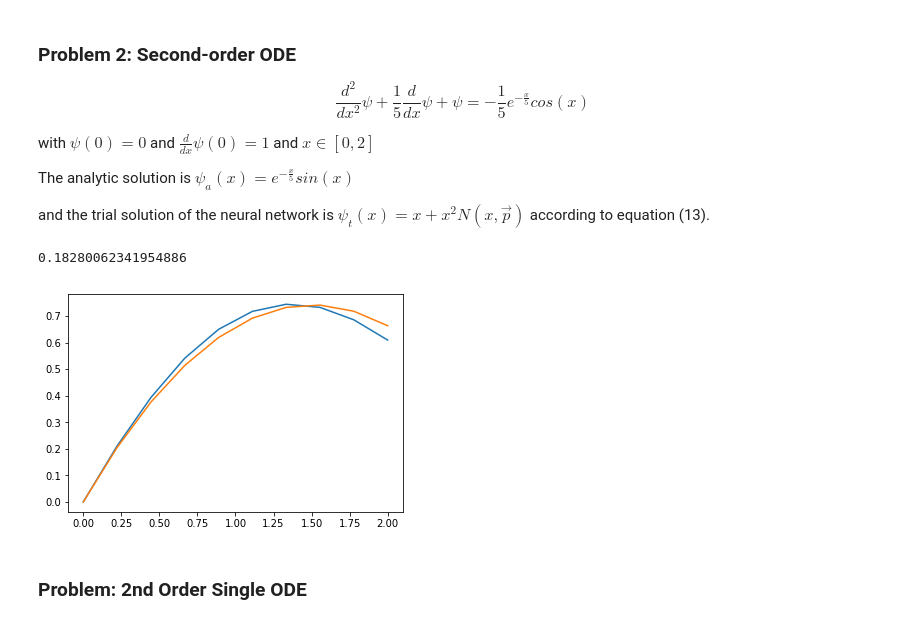
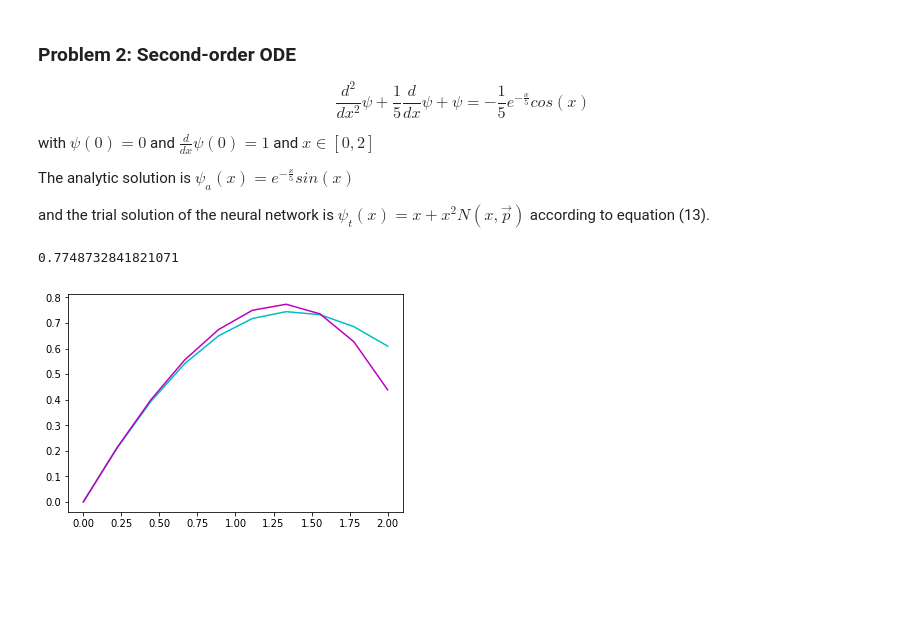
Before and after one commit to anhnguyendepocen/py-optimization, a Jupyter notebook: 11 - Solving Differential Equations with Neural Networks.ipynb, the cells around one changed output. Drawn from its saved outputs; the diff is of its cells as text; code cells hidden in the pictures; blank space fills up the shorter version.

```diff
--- a/11 - Solving Differential Equations with Neural Networks.ipynb
+++ b/11 - Solving Differential Equations with Neural Networks.ipynb
@@ -349,13 +293,0 @@ def psy_analytic(x):
-# %%
-x_space = np.linspace(0, 1, nx)
-y_space = psy_analytic(x_space)
-psy_fd = np.zeros_like(y_space)
-psy_fd[0] = 1. # IC
-
-for i in range(1, len(x_space)):
-    psy_fd[i] = psy_fd[i-1] + B(x_space[i]) * dx - psy_fd[i-1] * A(x_space[i]) * dx
-
-plt.figure()
-plt.plot(x_space, y_space)
-plt.plot(x_space, psy_fd)
-plt.show()
@@ -459,22 +414,14 @@ import autograd.numpy.random as npr
 nx = 10
 dx = 1. / nx
 
-def f(x, psy, dpsy):
-    '''
-        d2(psy)/dx2 = f(x, dpsy/dx, psy)
-        This is f() function on the right
-    '''
-    return -1./5. * np.exp(-x/5.) * np.cos(x) - 1./5. * dpsy - psy
+def f(x, psi, dpsi):
+    return -1./5. * np.exp(-x/5.) * np.cos(x) - 1./5. * dpsi - psi
 
-
-def psy_analytic(x):
-    '''
-        Analytical solution of current problem
-    '''
+def psi_analytic(x):
     return np.exp(-x/5.) * np.sin(x)
 
 x_space = np.linspace(0, 2, nx)
-y_space = psy_analytic(x_space)
+y_space = psi_analytic(x_space)
 
 def sigmoid(x):
     return 1. / (1. + np.exp(-x))
@@ -487,52 +434,50 @@ def neural_network_x(x):
     a1 = sigmoid(np.dot(x, W[0]))
     return np.dot(a1, W[1])
 
-def psy_trial(xi, net_out):
+def psi_trial(xi, net_out):
     return xi + xi**2 * net_out
 
-psy_grad = grad(psy_trial)
-psy_grad2 = grad(psy_grad)
+psi_grad = grad(psi_trial)
+psi_grad2 = grad(psi_grad)
 
 def loss_function(W, x):
     loss_sum = 0.
 
     for xi in x:
         net_out = neural_network(W, xi)[0][0]
 
         net_out_d = grad(neural_network_x)(xi)
         net_out_dd = grad(grad(neural_network_x))(xi)
 
-        psy_t = psy_trial(xi, net_out)
+        psi_t = psi_trial(xi, net_out)
 
-        gradient_of_trial = psy_grad(xi, net_out)
-        second_gradient_of_trial = psy_grad2(xi, net_out)
+        gradient_of_trial = psi_grad(xi, net_out)
+        second_gradient_of_trial = psi_grad2(xi, net_out)
 
-        func = f(xi, psy_t, gradient_of_trial) # right part function
+        func = f(xi, psi_t, gradient_of_trial) # right part function
 
         err_sqr = (second_gradient_of_trial - func)**2
         loss_sum += err_sqr
 
     return loss_sum
 
 W = [npr.randn(1, 10), npr.randn(10, 1)]
 lmb = 0.001
 
 for i in range(50):
     loss_grad =  grad(loss_function)(W, x_space)
 
     W[0] = W[0] - lmb * loss_grad[0]
     W[1] = W[1] - lmb * loss_grad[1]
 
 print(loss_function(W, x_space))
-res = [psy_trial(xi, neural_network(W, xi)[0][0]) for xi in x_space]
+res = [psi_trial(xi, neural_network(W, xi)[0][0]) for xi in x_space]
 
 
 plt.figure()
-plt.plot(x_space, y_space)
-plt.plot(x_space, res)
+plt.plot(x_space, y_space, c='c')
+plt.plot(x_space, res, c='m')
 plt.show()
 # %% [output]
-0.18280062341954886
+0.7748732841821071
-[figure, old version]
+[figure, new version]
-# %% [markdown]
-### Problem: 2nd Order Single ODE
```
Also changed, not shown: parts of 15 cells of this notebook, 11 other files.
